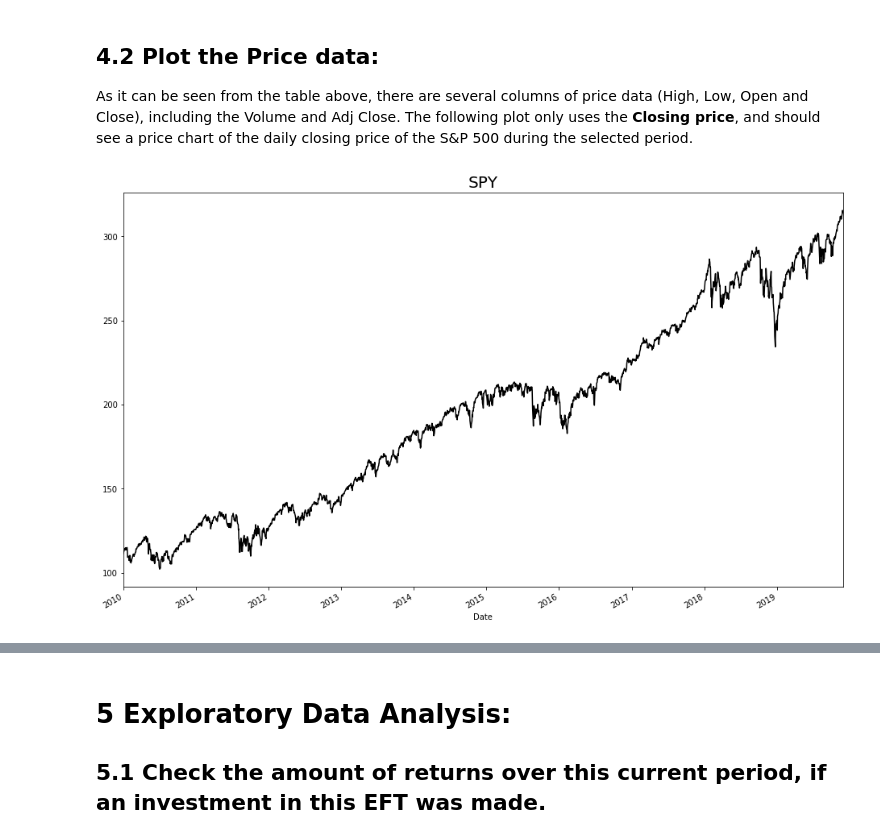
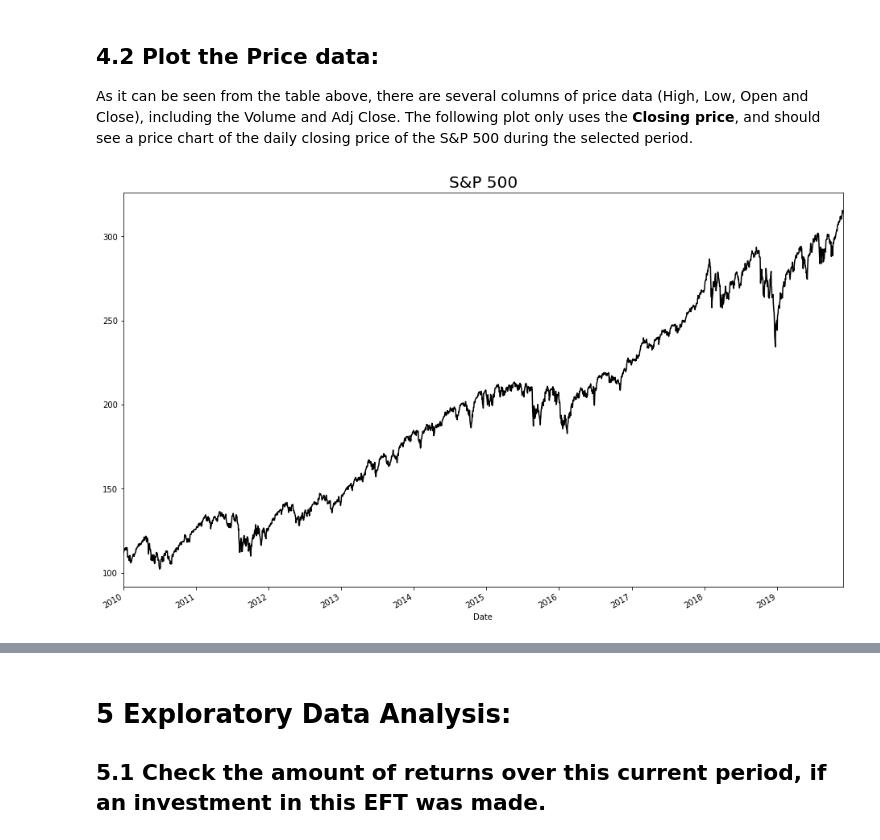
Before and after one commit to ylee9107/ML_App_ForecastStockMarket, a Jupyter notebook: ML_App_StockMarketForecast.ipynb, the cells around one changed output, grey strips where cells are left out. Saved outputs shown, nothing was run; the diff lists cells and outputs as text; code cells hidden in the pictures.

```diff
--- a/ML_App_StockMarketForecast.ipynb
+++ b/ML_App_StockMarketForecast.ipynb
@@ -71,8 +71,8 @@ import pandas_datareader as pdr
 start_date = pd.to_datetime('2010-01-01')
 stop_date = pd.to_datetime('2019-12-01')
 # %%
-spy = pdr.data.get_data_yahoo('SPY', start_date, stop_date)
-spy
+spy_df = pdr.data.get_data_yahoo('SPY', start_date, stop_date)
+spy_df
 # %% [output]
 |  | High | Low | Open | Close | Volume | Adj Close |
 | Date |  |  |  |  |  |  |
@@ -98,14 +98,14 @@ pandas.core.frame.DataFrame
 As it can be seen from the table above, there are several columns of price data (High, Low, Open and Close), including the Volume and Adj Close. The following plot only uses the __Closing price__, and should see a price chart of the daily closing price of the S&P 500 during the selected period.
 # %%
 # Data to plot:
-price_close = spy['Close']
+price_close = spy_df['Close']
 
 # Plot:
 fig, ax = plt.subplots(figsize = (16, 10))
 price_close.plot(color = 'k')
-plt.title("SPY", fontsize = 20);
+plt.title("S&P 500", fontsize = 20);
 # %% [output]
-[figure, old version]
+[figure, new version]
 # %% [markdown]
 ## 4.3 Plot with OHLC candlesticks:
 
```
Also changed, not shown: parts of 16 cells of this notebook.
